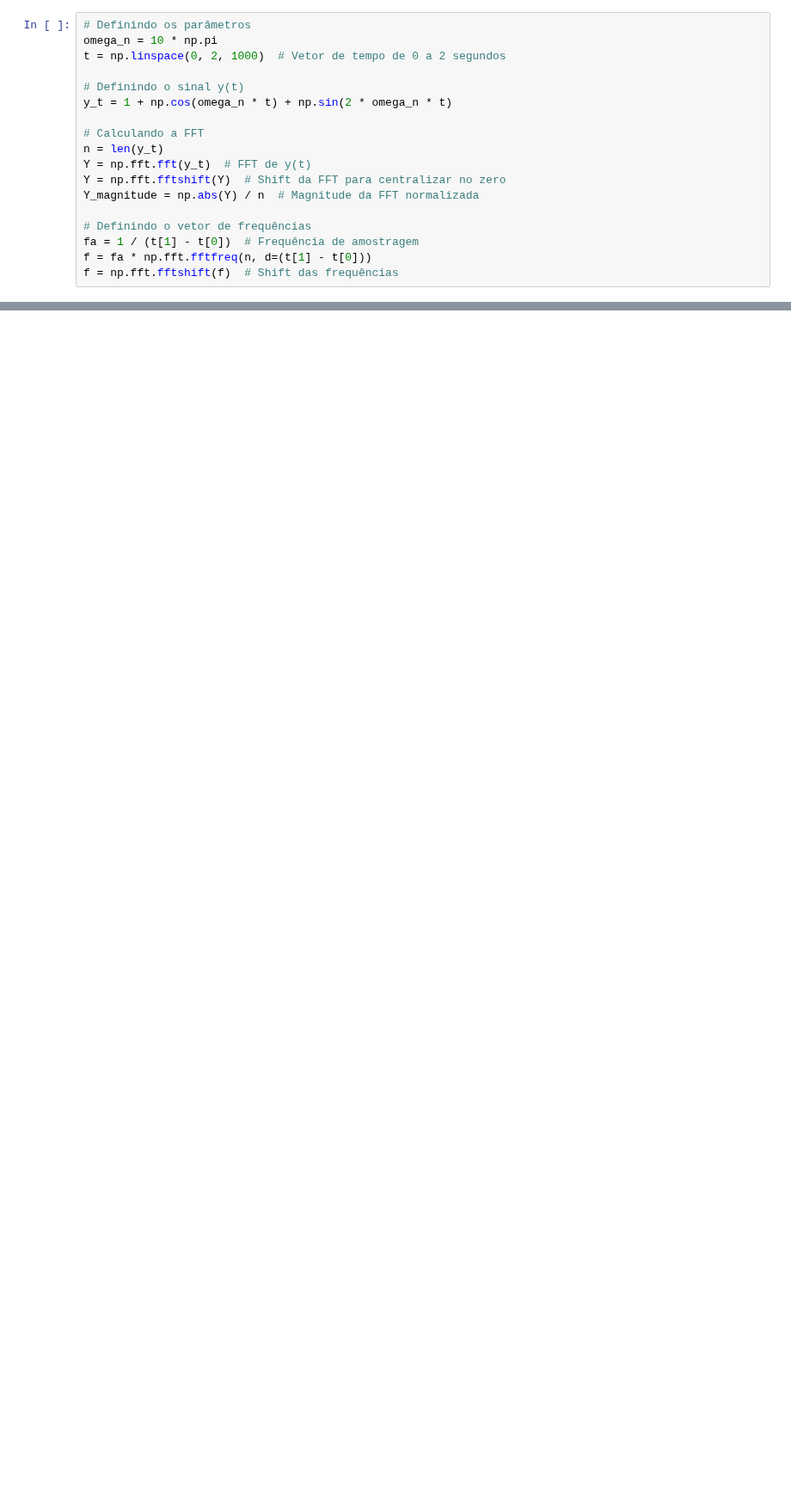
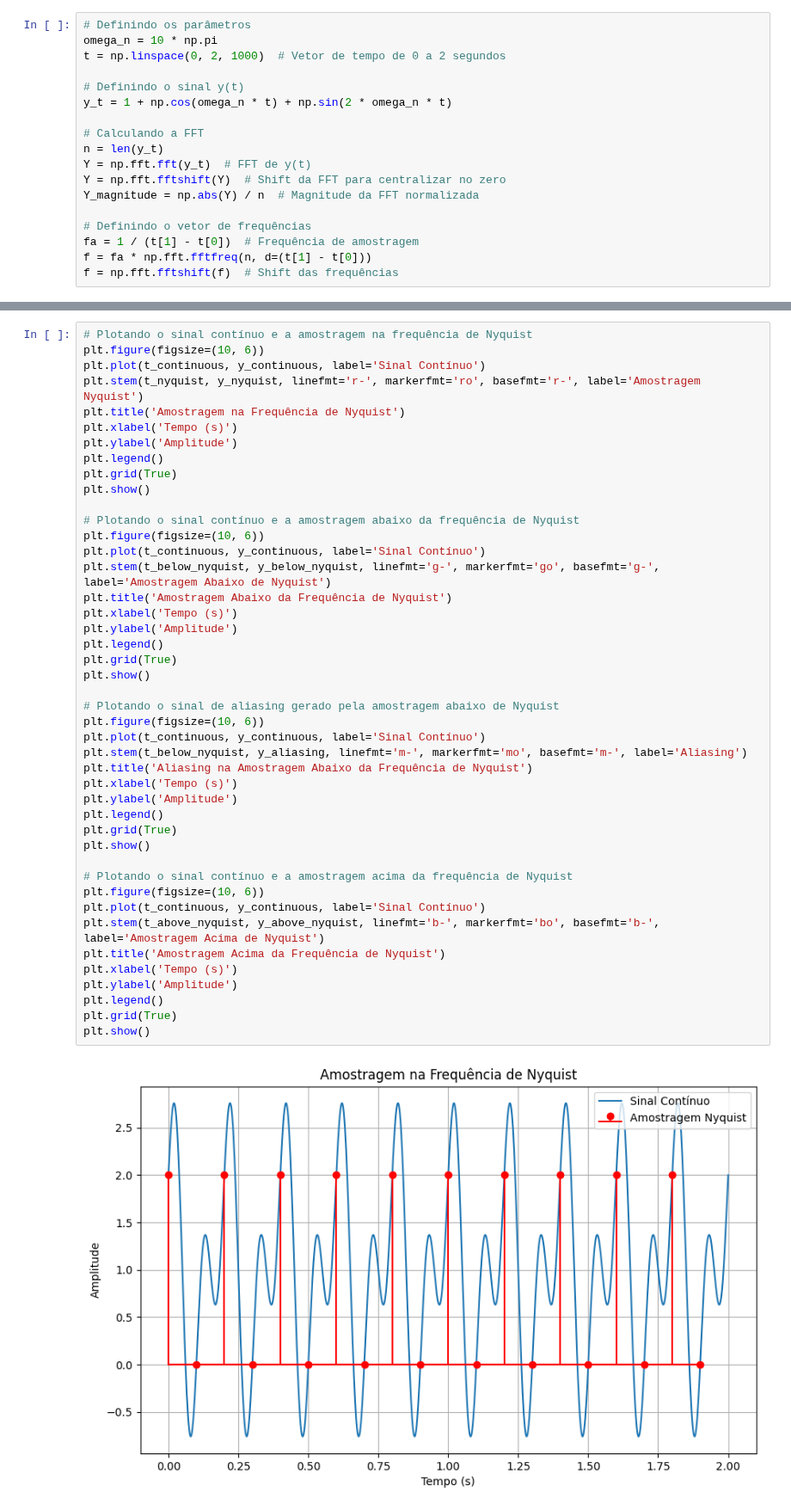
Before and after one commit to SKaiquelima/advanced-control, a Jupyter notebook: DigitalCtrl/Class2/exec2.ipynb, the cells around one changed output, grey strips where cells are left out. Shown at 86% size. Drawn from its saved outputs; the diff is of its cells as text; blank space fills up the shorter version.

```diff
--- a/DigitalCtrl/Class2/exec2.ipynb
+++ b/DigitalCtrl/Class2/exec2.ipynb
@@ -70,0 +113,46 @@ plt.show()
+# %%
+# Plotando o sinal contínuo e a amostragem na frequência de Nyquist
+plt.figure(figsize=(10, 6))
+plt.plot(t_continuous, y_continuous, label='Sinal Contínuo')
+plt.stem(t_nyquist, y_nyquist, linefmt='r-', markerfmt='ro', basefmt='r-', label='Amostragem Nyquist')
+plt.title('Amostragem na Frequência de Nyquist')
+plt.xlabel('Tempo (s)')
+plt.ylabel('Amplitude')
+plt.legend()
+plt.grid(True)
+plt.show()
+
+# Plotando o sinal contínuo e a amostragem abaixo da frequência de Nyquist
+plt.figure(figsize=(10, 6))
+plt.plot(t_continuous, y_continuous, label='Sinal Contínuo')
+plt.stem(t_below_nyquist, y_below_nyquist, linefmt='g-', markerfmt='go', basefmt='g-', label='Amostragem Abaixo de Nyquist')
+plt.title('Amostragem Abaixo da Frequência de Nyquist')
+plt.xlabel('Tempo (s)')
+plt.ylabel('Amplitude')
+plt.legend()
+plt.grid(True)
+plt.show()
+
+# Plotando o sinal de aliasing gerado pela amostragem abaixo de Nyquist
+plt.figure(figsize=(10, 6))
+plt.plot(t_continuous, y_continuous, label='Sinal Contínuo')
+plt.stem(t_below_nyquist, y_aliasing, linefmt='m-', markerfmt='mo', basefmt='m-', label='Aliasing')
+plt.title('Aliasing na Amostragem Abaixo da Frequência de Nyquist')
+plt.xlabel('Tempo (s)')
+plt.ylabel('Amplitude')
+plt.legend()
+plt.grid(True)
+plt.show()
+
+# Plotando o sinal contínuo e a amostragem acima da frequência de Nyquist
+plt.figure(figsize=(10, 6))
+plt.plot(t_continuous, y_continuous, label='Sinal Contínuo')
+plt.stem(t_above_nyquist, y_above_nyquist, linefmt='b-', markerfmt='bo', basefmt='b-', label='Amostragem Acima de Nyquist')
+plt.title('Amostragem Acima da Frequência de Nyquist')
+plt.xlabel('Tempo (s)')
+plt.ylabel('Amplitude')
+plt.legend()
+plt.grid(True)
+plt.show()
+# %% [output]
+[figure, added]
```
Also changed, not shown: parts of 4 cells of this notebook.
